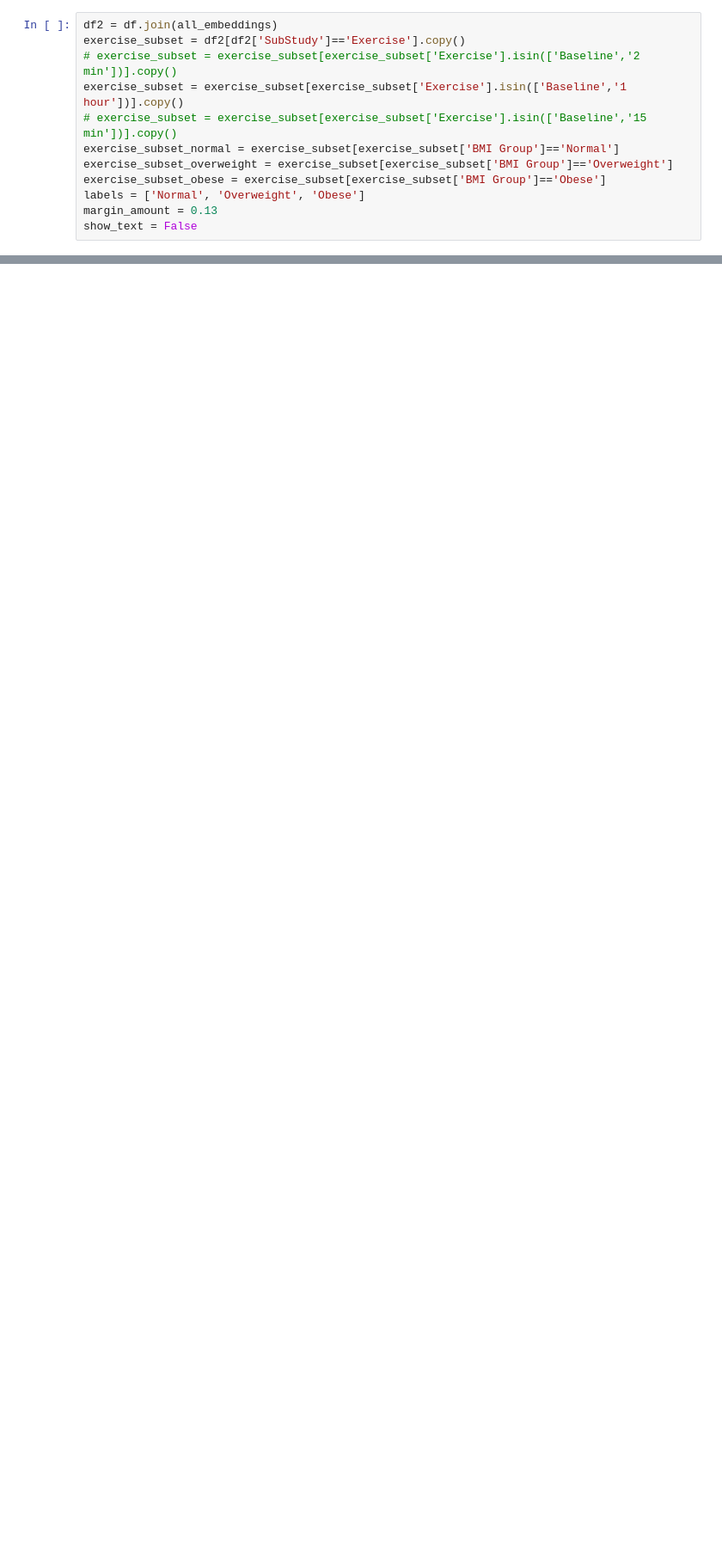
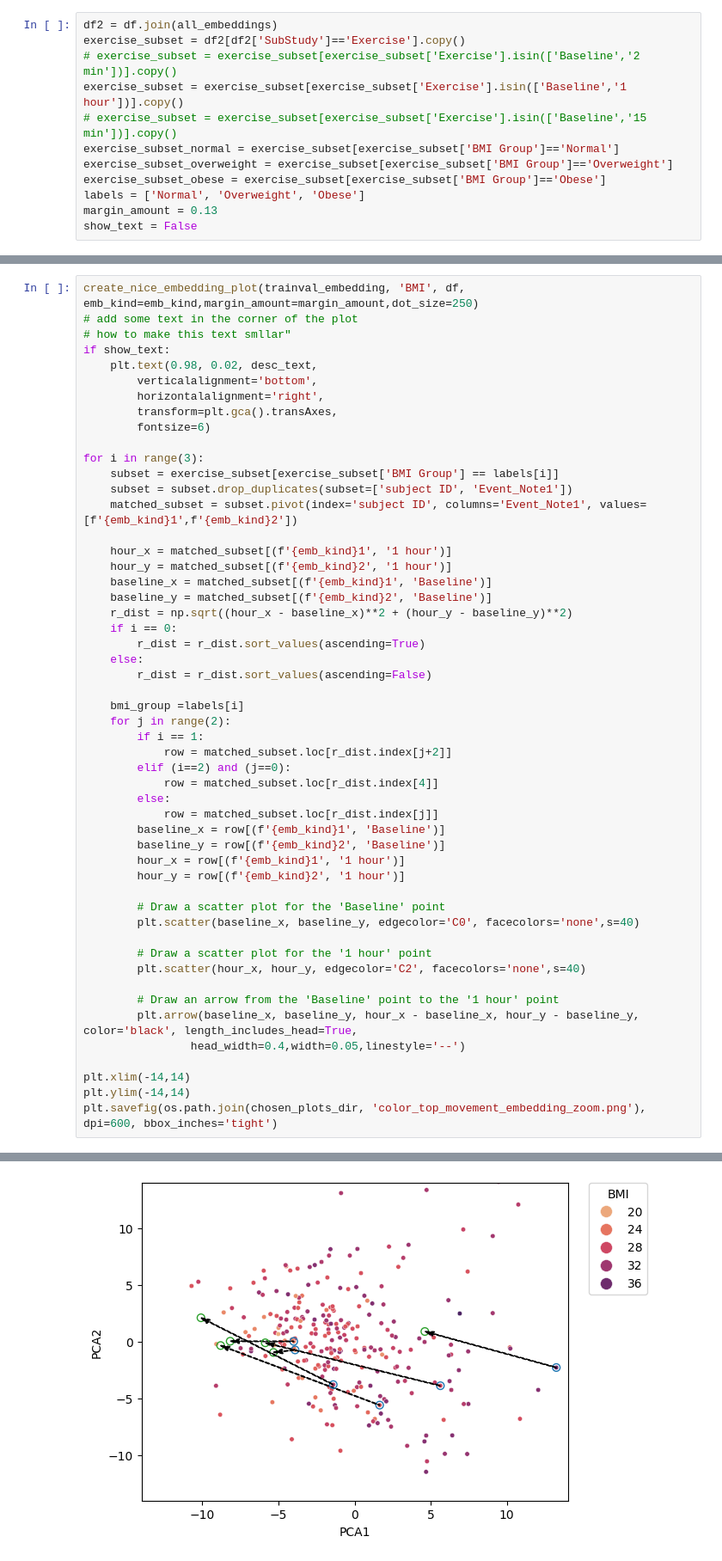
Before and after one commit to ReviveMed/mzEmbed, a Jupyter notebook: ml/stanford_bmi_umaps2.ipynb, the cells around one changed output, grey strips where cells are left out. Shown at 86% size. Drawn from its saved outputs; the diff is of its cells as text; blank space fills up the shorter version.

```diff
--- a/ml/stanford_bmi_umaps2.ipynb
+++ b/ml/stanford_bmi_umaps2.ipynb
@@ -293,0 +301,53 @@ Number of samples: 269
+# %%
+create_nice_embedding_plot(trainval_embedding, 'BMI', df, emb_kind=emb_kind,margin_amount=margin_amount,dot_size=250)
+# add some text in the corner of the plot
+# how to make this text smllar"
+if show_text:
+    plt.text(0.98, 0.02, desc_text,
+        verticalalignment='bottom',
+        horizontalalignment='right',
+        transform=plt.gca().transAxes,
+        fontsize=6)
+
+for i in range(3):
+    subset = exercise_subset[exercise_subset['BMI Group'] == labels[i]]
+    subset = subset.drop_duplicates(subset=['subject ID', 'Event_Note1'])
+    matched_subset = subset.pivot(index='subject ID', columns='Event_Note1', values=[f'{emb_kind}1',f'{emb_kind}2'])
+
+    hour_x = matched_subset[(f'{emb_kind}1', '1 hour')]
+    hour_y = matched_subset[(f'{emb_kind}2', '1 hour')]
+    baseline_x = matched_subset[(f'{emb_kind}1', 'Baseline')]
+    baseline_y = matched_subset[(f'{emb_kind}2', 'Baseline')]
+    r_dist = np.sqrt((hour_x - baseline_x)**2 + (hour_y - baseline_y)**2)
+    if i == 0:
+        r_dist = r_dist.sort_values(ascending=True)
+    else:
+        r_dist = r_dist.sort_values(ascending=False)
+
+    bmi_group =labels[i]
+    for j in range(2):
+        if i == 1:
+            row = matched_subset.loc[r_dist.index[j+2]]
+        elif (i==2) and (j==0):
+            row = matched_subset.loc[r_dist.index[4]]
+        else:
+            row = matched_subset.loc[r_dist.index[j]]
+        baseline_x = row[(f'{emb_kind}1', 'Baseline')]
+        baseline_y = row[(f'{emb_kind}2', 'Baseline')]
+        hour_x = row[(f'{emb_kind}1', '1 hour')]
+        hour_y = row[(f'{emb_kind}2', '1 hour')]
+
+        # Draw a scatter plot for the 'Baseline' point
+        plt.scatter(baseline_x, baseline_y, edgecolor='C0', facecolors='none',s=40)
+
+        # Draw a scatter plot for the '1 hour' point
+        plt.scatter(hour_x, hour_y, edgecolor='C2', facecolors='none',s=40)
+
+        # Draw an arrow from the 'Baseline' point to the '1 hour' point
+        plt.arrow(baseline_x, baseline_y, hour_x - baseline_x, hour_y - baseline_y, color='black', length_includes_head=True,
+                head_width=0.4,width=0.05,linestyle='--')
+
+plt.xlim(-14,14)
+plt.ylim(-14,14)
+plt.savefig(os.path.join(chosen_plots_dir, 'color_top_movement_embedding_zoom.png'), dpi=600, bbox_inches='tight')
+# %% [output]
@@ -294,3 +355,4 @@ Number of samples: 269
+[figure, added]
 # %%
 create_nice_embedding_plot(trainval_embedding, 'BMI', df, emb_kind=emb_kind,margin_amount=margin_amount)
 # add some text in the corner of the plot
```
Also changed, not shown: parts of 11 cells of this notebook, 2 other files.
